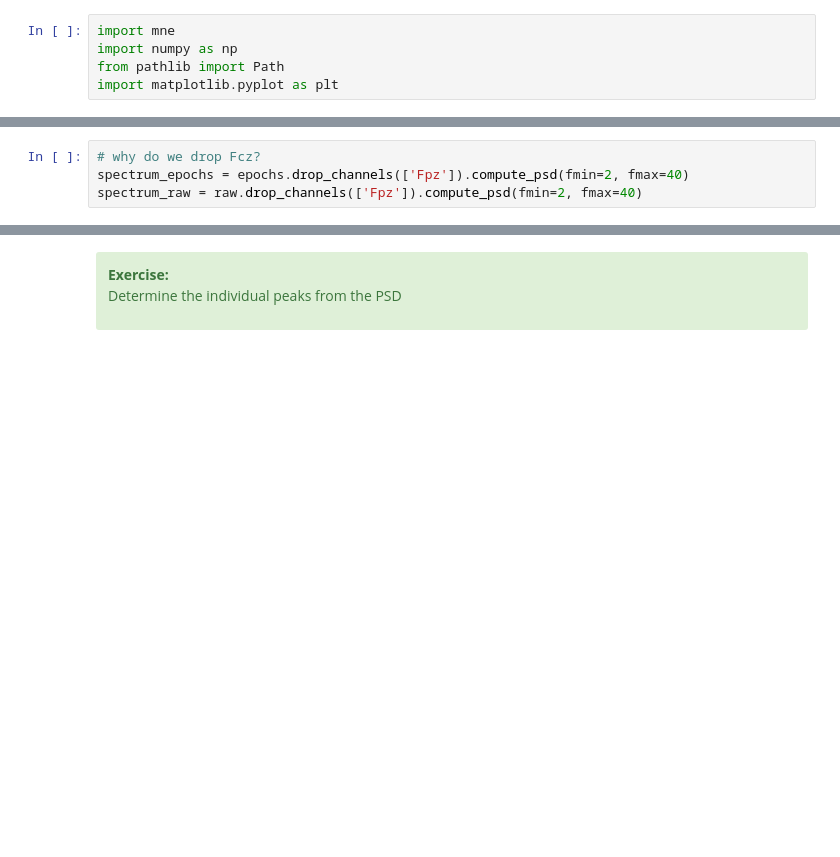
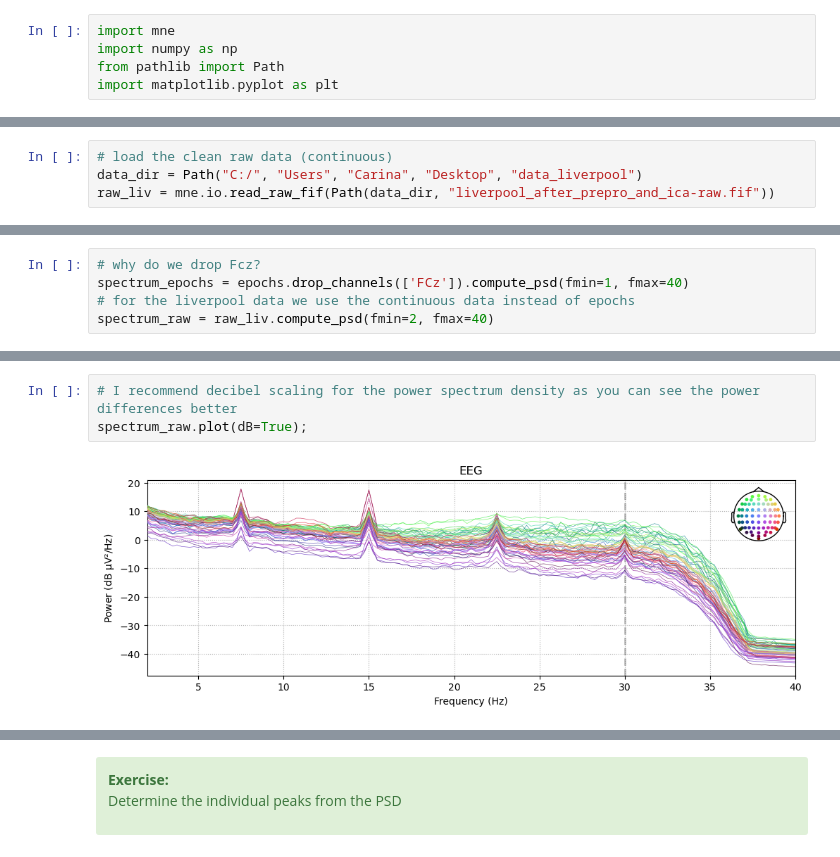
Before and after one commit to CarinaFo/MNE_workshop_liverpool_2024, a Jupyter notebook: notebooks/4_time_frequency_analysis_solution.ipynb, the cells around one changed output, grey strips where cells are left out. Drawn from its saved outputs; the diff is of its cells as text; blank space fills up the shorter version.

Commit message:
cleaned up TFR script

```diff
--- a/notebooks/4_time_frequency_analysis_solution.ipynb
+++ b/notebooks/4_time_frequency_analysis_solution.ipynb
@@ -50,0 +34,4 @@ Data
+# %%
+# load the clean raw data (continuous)
+data_dir = Path("C:/", "Users", "Carina", "Desktop", "data_liverpool")
+raw_liv = mne.io.read_raw_fif(Path(data_dir, "liverpool_after_prepro_and_ica-raw.fif"))
@@ -53,6 +44,7 @@ Let's look at power
 # %%
 # why do we drop Fcz?
-spectrum_epochs = epochs.drop_channels(['Fpz']).compute_psd(fmin=2, fmax=40)
-spectrum_raw = raw.drop_channels(['Fpz']).compute_psd(fmin=2, fmax=40)
+spectrum_epochs = epochs.drop_channels(['FCz']).compute_psd(fmin=1, fmax=40)
+# for the liverpool data we use the continuous data instead of epochs
+spectrum_raw = raw_liv.compute_psd(fmin=2, fmax=40)
 # %% [output]
     Using multitaper spectrum estimation with 7 DPSS windows
@@ -64 +56,6 @@ len(spectrum_raw.freqs)
+# %%
+# I recommend decibel scaling for the power spectrum density as you can see the power differences better
+spectrum_raw.plot(dB=True);
+# %% [output]
+[figure, added]
 # %%
```
Also changed, not shown: parts of 46 cells of this notebook.
